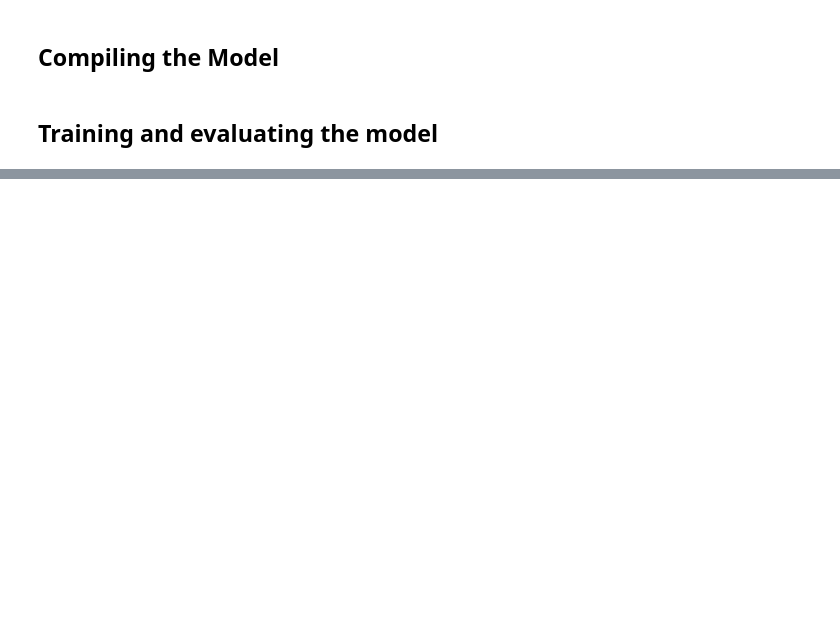
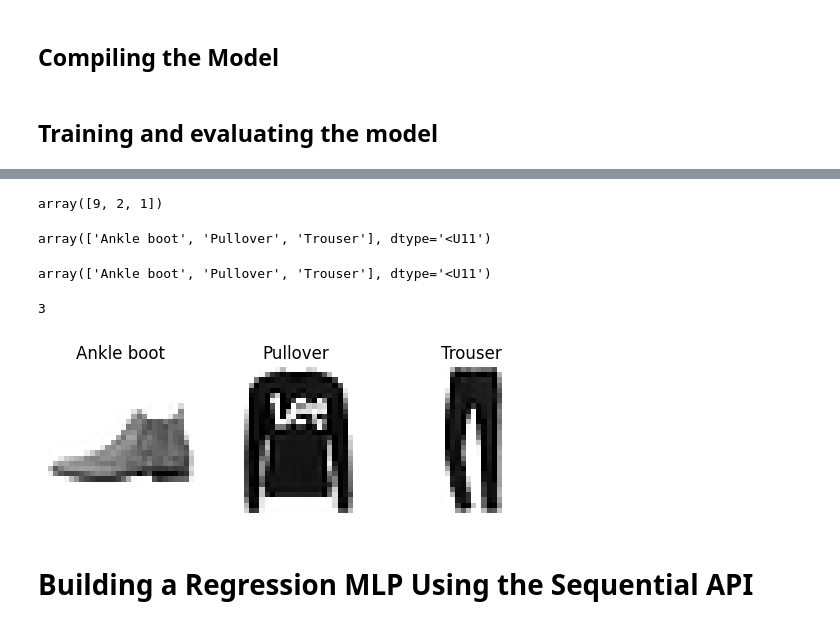
Before and after one commit to netofr19/ML_for_Computer_Vision, a Jupyter notebook: notebooks/Introduction_ANN_with_Keras/thePerceptron.ipynb, the cells around one changed output, grey strips where cells are left out. Saved outputs shown, nothing was run; the diff lists cells and outputs as text; code cells hidden in the pictures; blank space fills up the shorter version.

```diff
--- a/notebooks/Introduction_ANN_with_Keras/thePerceptron.ipynb
+++ b/notebooks/Introduction_ANN_with_Keras/thePerceptron.ipynb
@@ -222,0 +245,4 @@ Epoch 30/30
+# %%
+X_new = X_test[:3]
+y_proba = model.predict(X_new)
+y_proba.round(2)
@@ -222,0 +254,29 @@ Epoch 30/30
+# %%
+y_pred = y_proba.argmax(axis=-1)
+y_pred
+# %% [output]
+array([9, 2, 1])
+# %%
+np.array(class_names)[y_pred]
+# %% [output]
+array(['Ankle boot', 'Pullover', 'Trouser'], dtype='<U11')
+# %%
+y_new = y_test[:3]
+np.array(class_names)[y_new]
+# %% [output]
+array(['Ankle boot', 'Pullover', 'Trouser'], dtype='<U11')
+# %%
+y_new.shape[0]
+# %% [output]
+3
+# %%
+fig, ax = plt.subplots(1,3)
+for idx in range(y_new.shape[0]):
+    ax[idx].imshow(X_new[idx], cmap='binary')
+    ax[idx].set_title(np.array(class_names)[y_new[idx]])
+    ax[idx].axis('off')
+plt.show()
+# %% [output]
+[figure, added]
+# %% [markdown]
+# Building a Regression MLP Using the Sequential API
```
Also changed, not shown: parts of 29 cells of this notebook.
